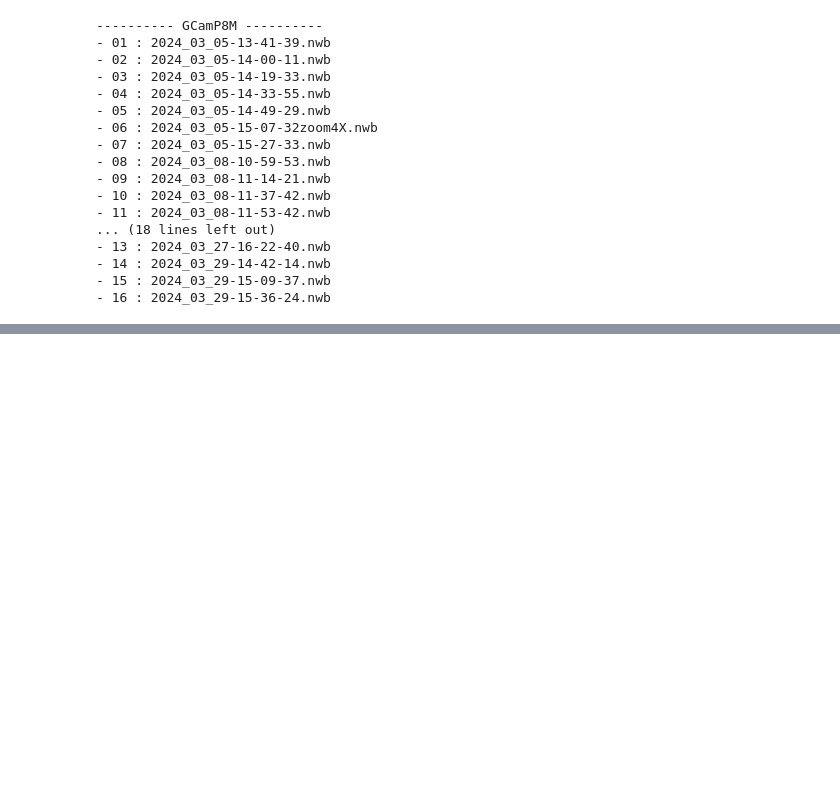
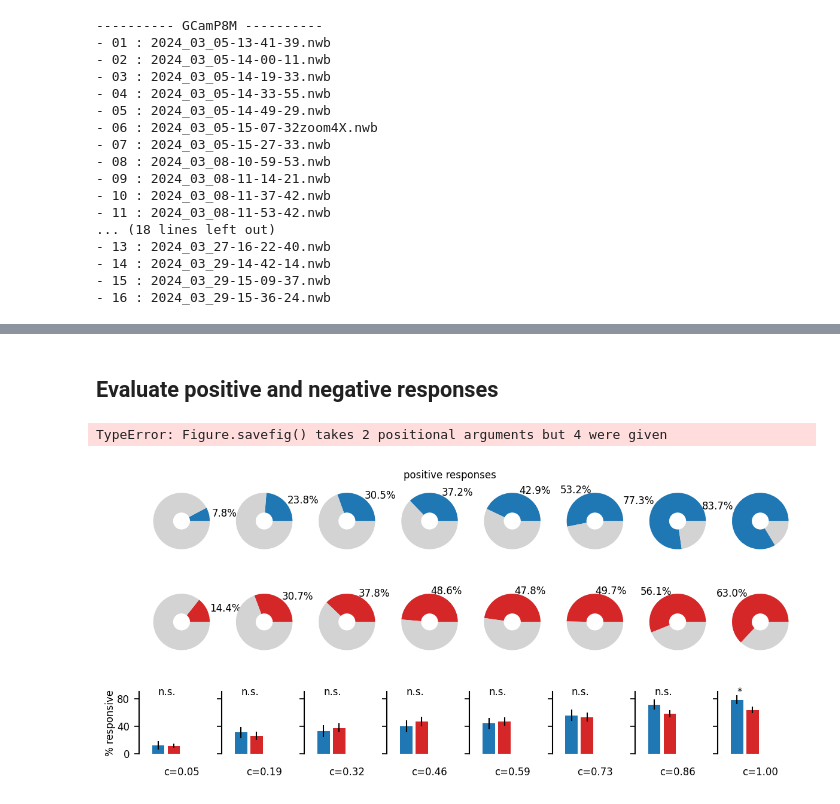
Before and after one commit to cibelemartinsp/2PhotonAnalyses, a Jupyter notebook: notebooks/PV-GCaMP8s-vs-GCaMP8m.ipynb, the cells around one changed output, grey strips where cells are left out. Drawn from its saved outputs; the diff is of its cells as text; code cells hidden in the pictures; blank space fills up the shorter version.

```diff
--- a/notebooks/PV-GCaMP8s-vs-GCaMP8m.ipynb
+++ b/notebooks/PV-GCaMP8s-vs-GCaMP8m.ipynb
@@ -106,0 +211,54 @@ for k in range(3):
+# %% [markdown]
+## Evaluate positive and negative responses
+# %%
+
+COLORS = ['tab:blue', 'tab:red']
+
+for deflect in ['positive', 'negative']:
+
+    fig, AX = pt.figure(axes=(len(contrasts),3), figsize=(1, 1.1),wspace=0.1)
+    fig.suptitle('%s responses' % deflect)
+
+    FRACS = {}
+    for k, key in enumerate(['GCamP8S', 'GCamP8M']):
+        FRACS[key] = []
+        for c, contrast in enumerate(DATASET[key]['contrasts']):
+
+
+            nPos = np.sum([len(X) for X in DATASET[key]['significant-%s-ROIS' % deflect][c]])
+            nTots = np.sum(DATASET[key]['nROIs'])
+
+            pt.pie([100.*(nPos/nTots), 100.*(1-nPos/nTots)],
+                   COLORS=[COLORS[k], 'lightgrey'],
+                   ext_labels= ['%.1f%%' % (100.*(nPos/nTots)), ''],
+                   ax=AX[k][c])
+
+            FRACS[key].append([1.*len(p)/t for (p, t) in\
+                                   zip(DATASET[key]['significant-%s-ROIS' % deflect][c], DATASET[key]['nROIs'])])
+
+            AX[2][c].bar([k], [100.*np.mean(FRACS[key][-1])],
+                       yerr=[100.*scipy.stats.sem(FRACS[key][-1])],
+                       color = COLORS[k])
+
+
+    for c, contrast in enumerate(DATASET[key]['contrasts']):
+        pt.annotate(AX[2][c], '\nc=%.2f' % contrast, (0.5,0.), va='top', ha='center')
+
+    # STATISTICAL TEST
+    for c in range(8):
+        pt.annotate(AX[2][c],
+                    pt.from_pval_to_star(\
+                        scipy.stats.mannwhitneyu(FRACS['GCamP8S'][c], FRACS['GCamP8M'][c]).pvalue),
+                        #scipy.stats.ttest_ind(FRACS['GCamP8S'][c], FRACS['GCamP8M'][c]).pvalue),
+                    (0.2,1), va='center')
+        for k in range(2):
+            AX[k][c].axis('off')
+        pt.set_plot(AX[2][c], ['left'], xlim=[-1,4],
+                    ylabel='% responsive' if c==0 else None,
+                    yticks_labels=[] if c>0 else None)
+    pt.set_common_ylims(AX[2])
+
+    fig.savefig(os.path.expanduser('~'), 'Desktop', '%s-responses.svg' % deflect)
+# %% [output]
+TypeError: Figure.savefig() takes 2 positional arguments but 4 were given
+[figure, added]
```
Also changed, not shown: parts of 9 cells of this notebook.
